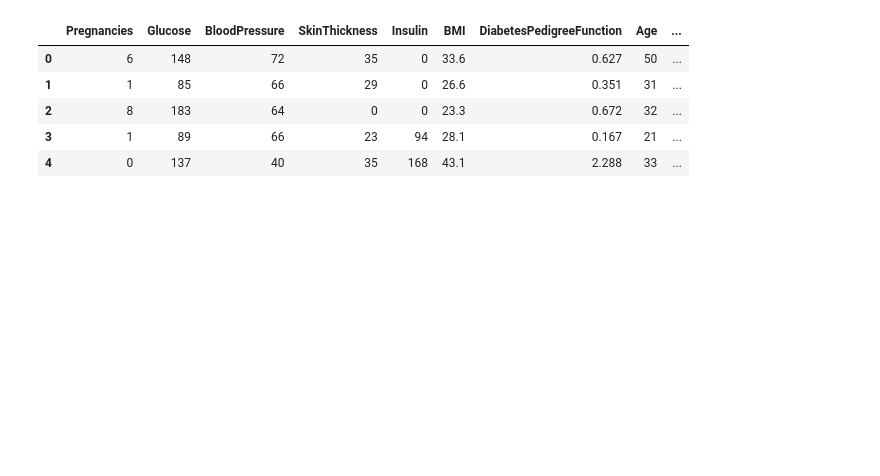
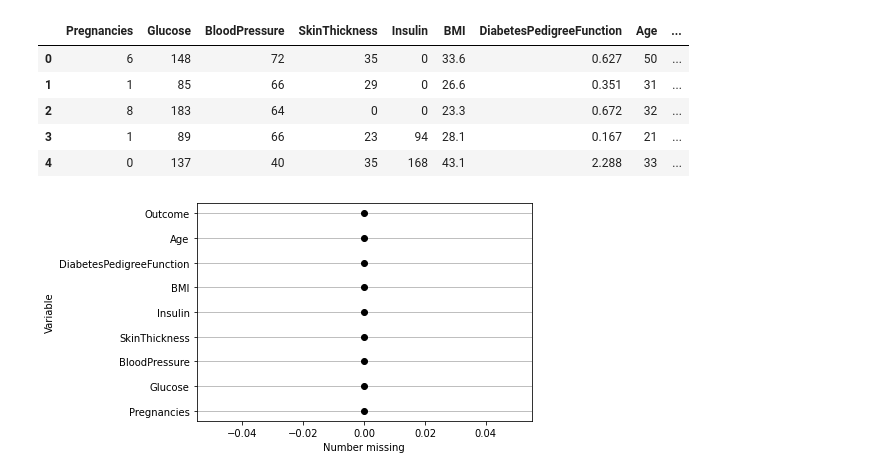
Before and after one commit to lfvvillanueva/PY_Valores-Faltantes, a Jupyter notebook: playground.ipynb, the cells around one changed output. Cells and saved outputs as stored; diff of their text form; code cells hidden in the pictures; blank space fills up the shorter version.

```diff
--- a/playground.ipynb
+++ b/playground.ipynb
@@ -25,3 +32,7 @@ df.head()
 | 2 | 8 | 183 | 64 | 0 | 0 | 23.3 | 0.672 | 32 | ... |
 | 3 | 1 | 89 | 66 | 23 | 94 | 28.1 | 0.167 | 21 | ... |
 | 4 | 0 | 137 | 40 | 35 | 168 | 43.1 | 2.288 | 33 | ... |
+# %%
+df.missing.missing_variable_plot()
+# %% [output]
+[figure, added]
```
Also changed, not shown: parts of 9 cells of this notebook, 3 other files.
